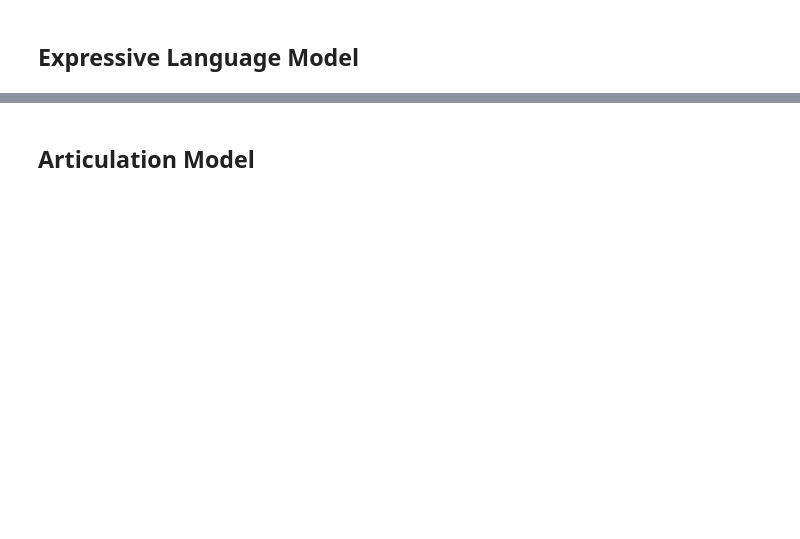
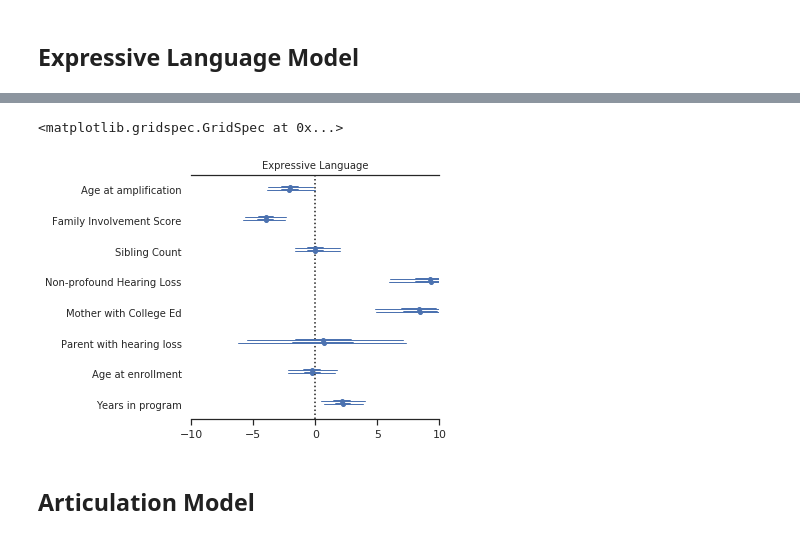
Before and after one commit to fonnesbeck/infant_hearing_intervention, a Jupyter notebook: notebooks/Covariate Model.ipynb, the cells around one changed output, grey strips where cells are left out. Saved outputs shown, nothing was run; the diff lists cells and outputs as text; code cells hidden in the pictures; blank space fills up the shorter version.

```diff
--- a/notebooks/Covariate Model.ipynb
+++ b/notebooks/Covariate Model.ipynb
@@ -174,4 +293,4 @@ dtype: float64
 # %% [markdown]
 Drop records with missing race and age at ernollment, since there is less than 1% of them
 # %%
-analysis_subset = analysis_subset.dropna(subset=['race', 'age_years', 'age_test'])
+analysis_subset = analysis_subset.dropna(subset=['race', 'age_years', 'age_test', 'parent_hl'])
@@ -415,5 +555,10 @@ with expressive_language_4:
 # %%
-forestplot(exp_lang_4_trace, varnames=['β'], ylabels=labels, main='Receptive Language')
+forestplot(exp_lang_4_trace, varnames=['β'],
+           ylabels=labels, main='Expressive Language',
+          xlim=(-10,10), rhat=False)
+# %% [output]
+<matplotlib.gridspec.GridSpec at 0x...>
+[figure, added]
 # %% [markdown]
 ## Articulation Model
 # %%
```
Also changed, not shown: parts of 43 cells of this notebook.
